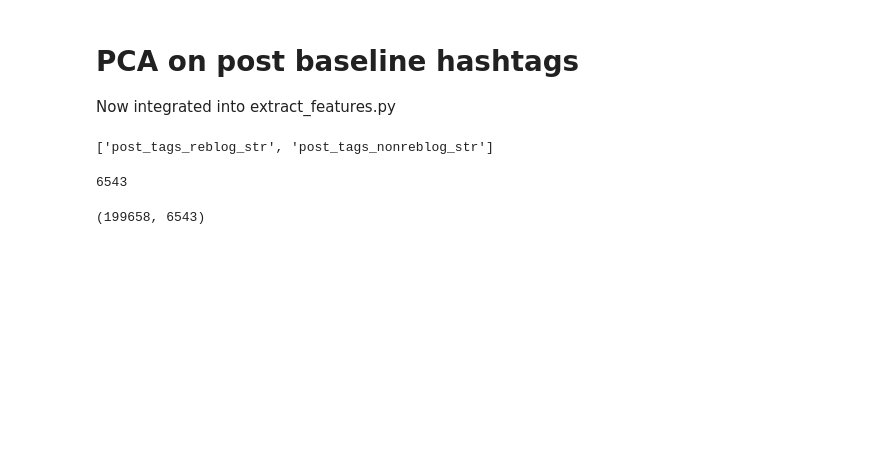
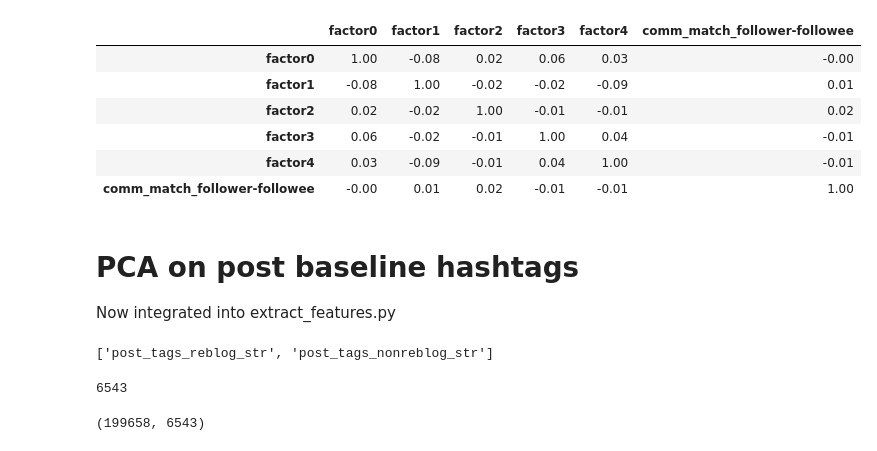
Before and after one commit to michaelmilleryoder/tumblr_community_identity, a Jupyter notebook: jupyter/check_features.ipynb, the cells around one changed output. Cells and saved outputs as stored; diff of their text form; code cells hidden in the pictures; blank space fills up the shorter version.

```diff
--- a/jupyter/check_features.ipynb
+++ b/jupyter/check_features.ipynb
@@ -1,3 +57,13 @@
+# %%
+df.corr().round(2)
+# %% [output]
+|  | factor0 | factor1 | factor2 | factor3 | factor4 | comm_match_follower-followee |
+| factor0 | 1.00 | -0.08 | 0.02 | 0.06 | 0.03 | -0.00 |
+| factor1 | -0.08 | 1.00 | -0.02 | -0.02 | -0.09 | 0.01 |
+| factor2 | 0.02 | -0.02 | 1.00 | -0.01 | -0.01 | 0.02 |
+| factor3 | 0.06 | -0.02 | -0.01 | 1.00 | 0.04 | -0.01 |
+| factor4 | 0.03 | -0.09 | -0.01 | 0.04 | 1.00 | -0.01 |
+| comm_match_follower-followee | -0.00 | 0.01 | 0.02 | -0.01 | -0.01 | 1.00 |
 # %% [markdown]
 # PCA on post baseline hashtags
 Now integrated into extract_features.py
```
Also changed, not shown: parts of 4 cells of this notebook, 4 other files.
